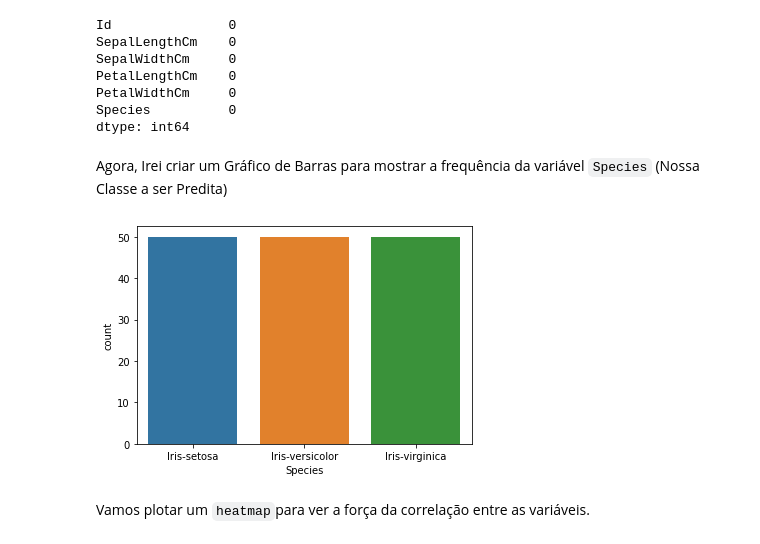
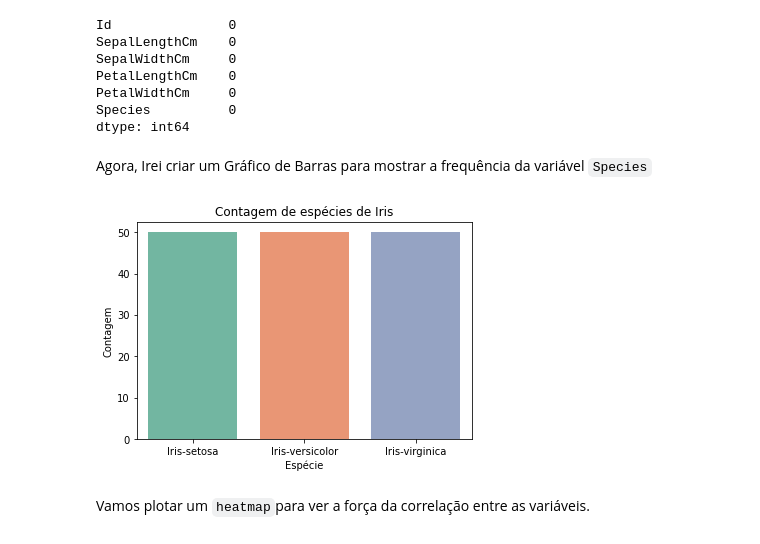
Before and after one commit to vilelas/DataMine, a Jupyter notebook: Conjunto de dados flor Iris/Conjunto de dados flor Iris.ipynb, the cells around one changed output. Drawn from its saved outputs; the diff is of its cells as text; code cells hidden in the pictures.

```diff
--- a/Conjunto de dados flor Iris/Conjunto de dados flor Iris.ipynb
+++ b/Conjunto de dados flor Iris/Conjunto de dados flor Iris.ipynb
@@ -125,10 +125,22 @@ dtype: int64
 iris_df = iris_df.drop('Id', axis=1)
 # %% [markdown]
-Agora, Irei criar um Gráfico de Barras para  mostrar a frequência da variável `Species` (Nossa Classe a ser Predita)
+Agora, Irei criar um Gráfico de Barras para  mostrar a frequência da variável `Species`
-# %%
-sns.countplot(x ='Species', data = iris_df)
-plt.show()
-# %% [output]
-[figure, removed]
+# %%
+# crie um gráfico de contagem de espécies usando o seaborn
+sns.countplot(data=iris_df, x='Species', palette = "Set2")
+
+# adicione um título ao gráfico
+plt.title('Contagem de espécies de Iris')
+
+# adicione um rótulo ao eixo x
+plt.xlabel('Espécie')
+
+# adicione um rótulo ao eixo y
+plt.ylabel("Contagem")
+
+# exiba o gráfico
+plt.show()
+# %% [output]
+[figure, added]
 # %% [markdown]
 Vamos plotar um `heatmap`para ver a força da correlação entre as variáveis.
```
Also changed, not shown: parts of 17 cells of this notebook.
